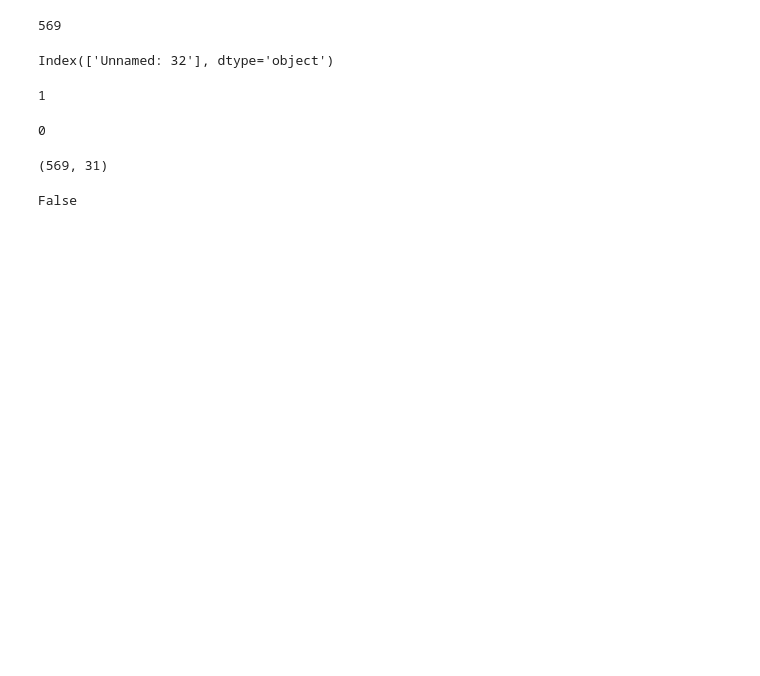
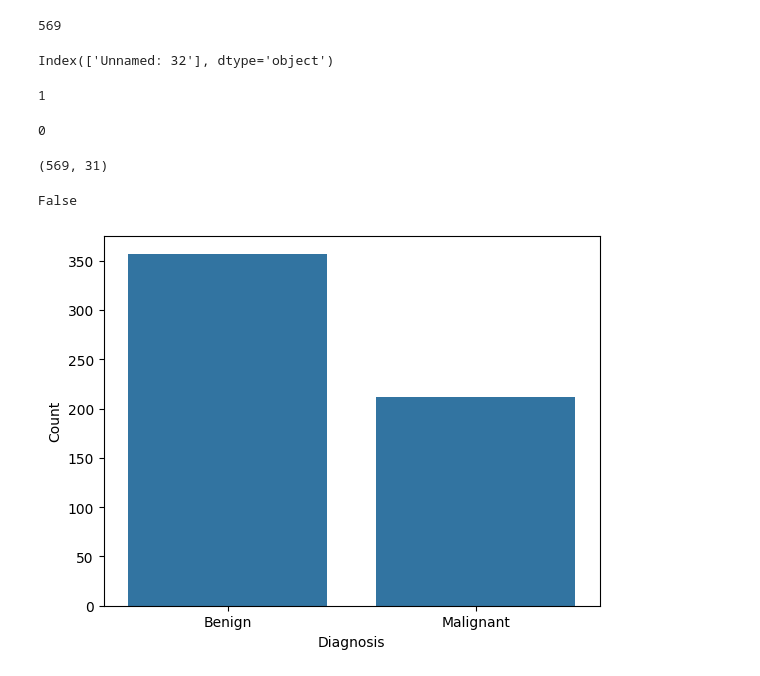
Before and after one commit to rizanB/breast-cancer, a Jupyter notebook: my.ipynb, the cells around one changed output. Cells and saved outputs as stored; diff of their text form; code cells hidden in the pictures; blank space fills up the shorter version.

Commit message:
chore: barplot for comparing diagnosis counts

```diff
--- a/my.ipynb
+++ b/my.ipynb
@@ -131,3 +131,12 @@ dataset.shape
 dataset.isna().values.any()
 # %% [output]
 False
+# %%
+diagnosis_counts = dataset["diagnosis"].value_counts()
+sns.barplot(x = diagnosis_counts.index, y = diagnosis_counts.values)
+plt.xlabel('Diagnosis')
+plt.ylabel('Count')
+plt.xticks([0, 1], ['Benign', 'Malignant'])
+plt.show()
+# %% [output]
+[figure, added]
```
